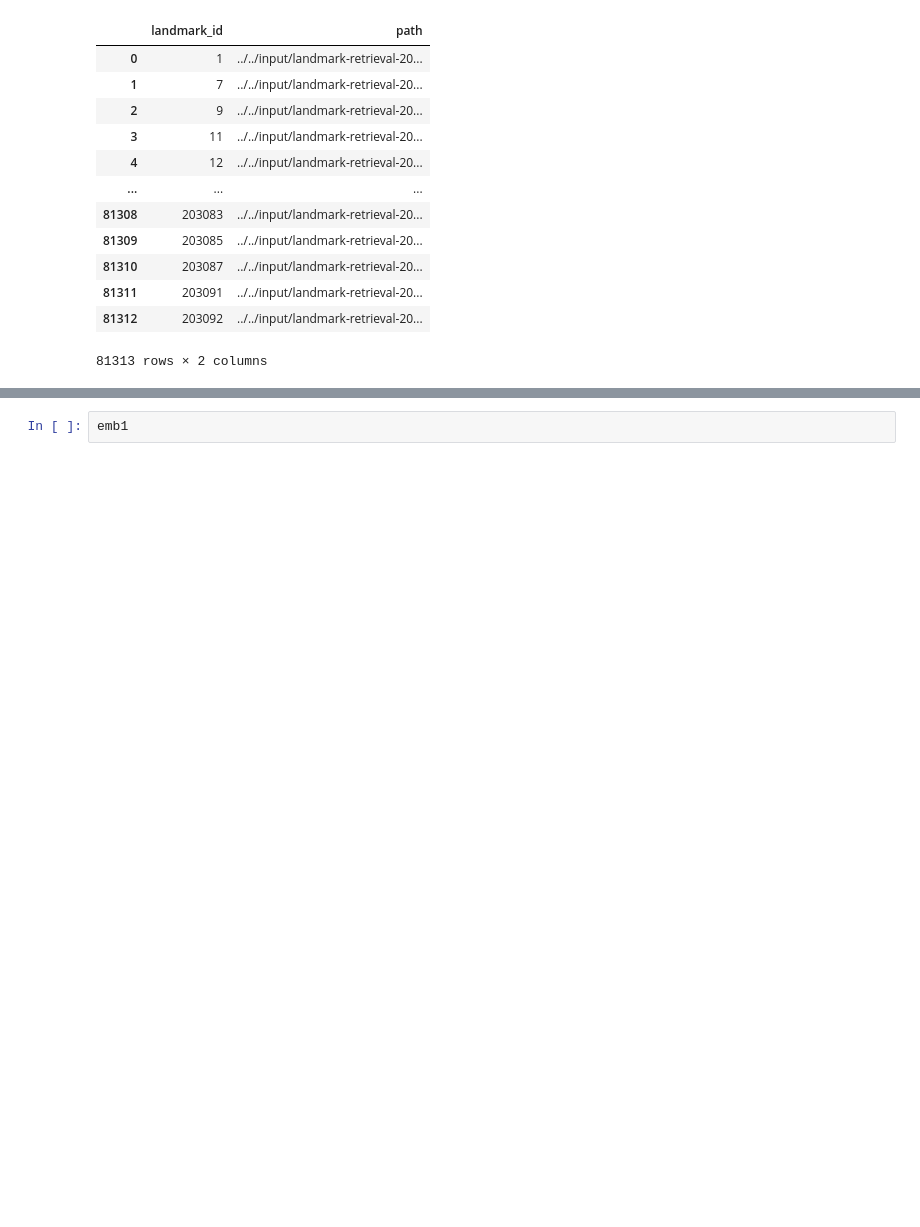
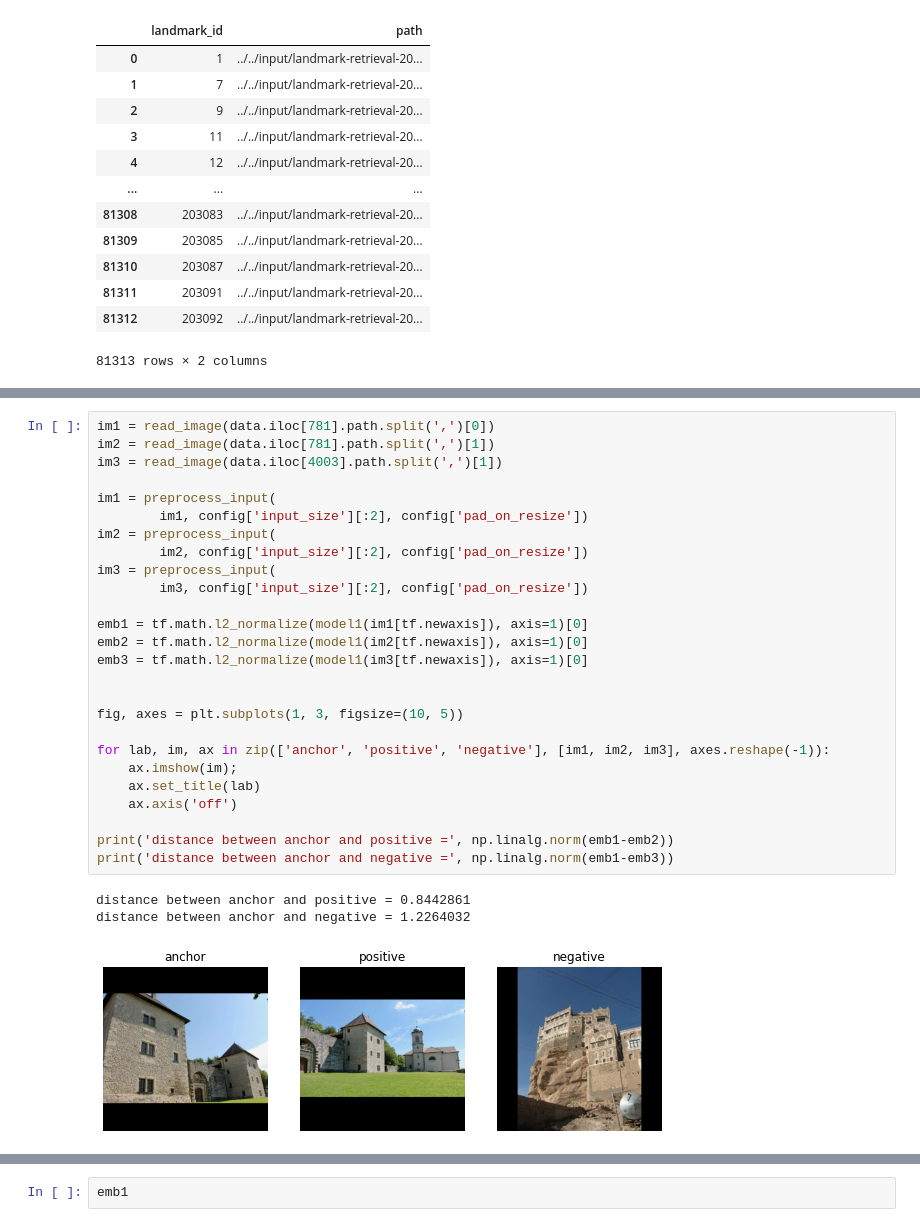
Before and after one commit to akensert/kaggle-landmark-retrieval-and-recognition-2020, a Jupyter notebook: src/notebooks/test_loading.ipynb, the cells around one changed output, grey strips where cells are left out. Drawn from its saved outputs; the diff is of its cells as text; blank space fills up the shorter version.

```diff
--- a/src/notebooks/test_loading.ipynb
+++ b/src/notebooks/test_loading.ipynb
@@ -53 +62,31 @@ data
+# %%
+im1 = read_image(data.iloc[781].path.split(',')[0])
+im2 = read_image(data.iloc[781].path.split(',')[1])
+im3 = read_image(data.iloc[4003].path.split(',')[1])
+
+im1 = preprocess_input(
+        im1, config['input_size'][:2], config['pad_on_resize'])
+im2 = preprocess_input(
+        im2, config['input_size'][:2], config['pad_on_resize'])
+im3 = preprocess_input(
+        im3, config['input_size'][:2], config['pad_on_resize'])
+
+emb1 = tf.math.l2_normalize(model1(im1[tf.newaxis]), axis=1)[0]
+emb2 = tf.math.l2_normalize(model1(im2[tf.newaxis]), axis=1)[0]
+emb3 = tf.math.l2_normalize(model1(im3[tf.newaxis]), axis=1)[0]
+
+
+fig, axes = plt.subplots(1, 3, figsize=(10, 5))
+
+for lab, im, ax in zip(['anchor', 'positive', 'negative'], [im1, im2, im3], axes.reshape(-1)):
+    ax.imshow(im);
+    ax.set_title(lab)
+    ax.axis('off')
+
+print('distance between anchor and positive =', np.linalg.norm(emb1-emb2))
+print('distance between anchor and negative =', np.linalg.norm(emb1-emb3))
+# %% [output]
+distance between anchor and positive = 0.8442861
+distance between anchor and negative = 1.2264032
+[figure, added]
 # %%
```
Also changed, not shown: parts of 4 cells of this notebook, 4 other files.
